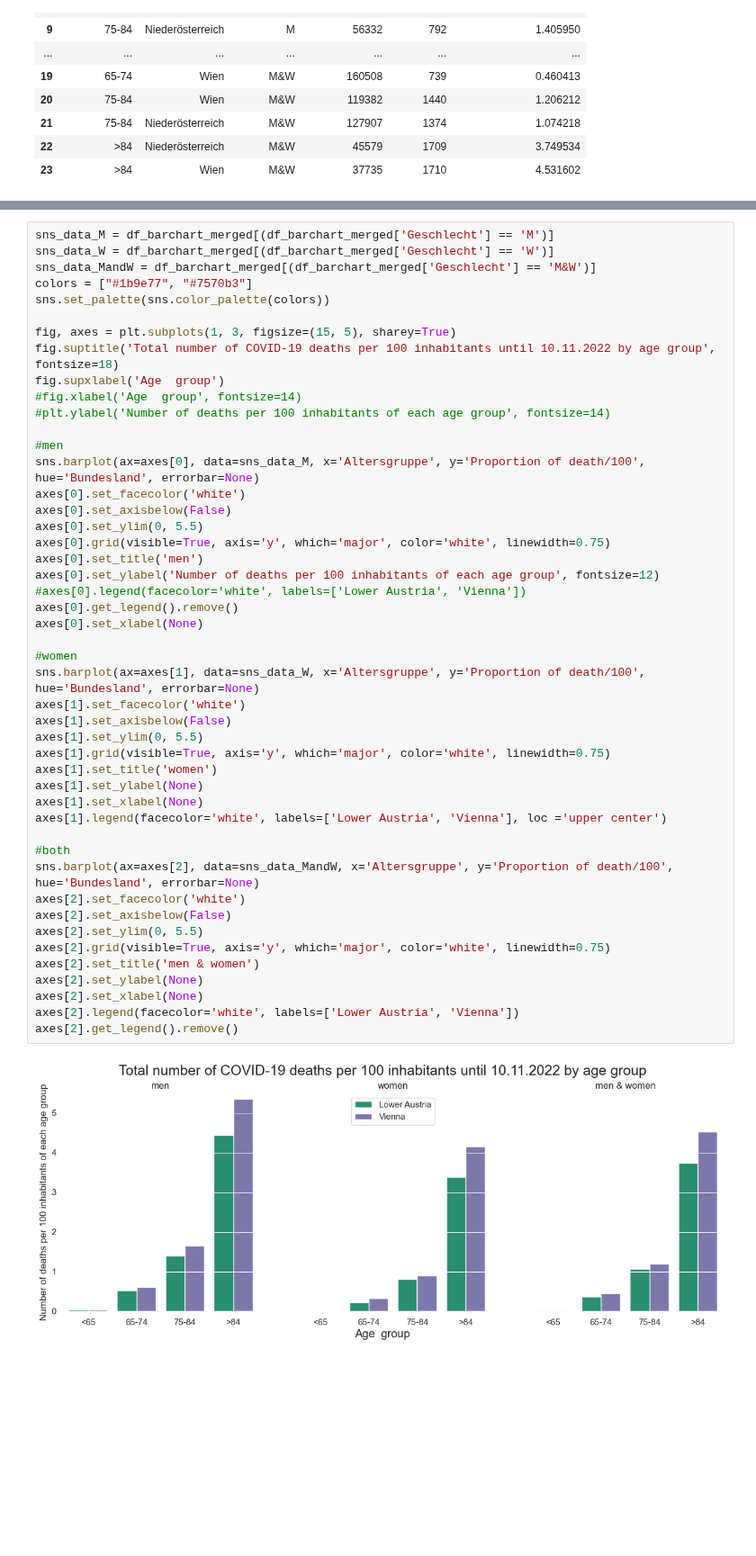
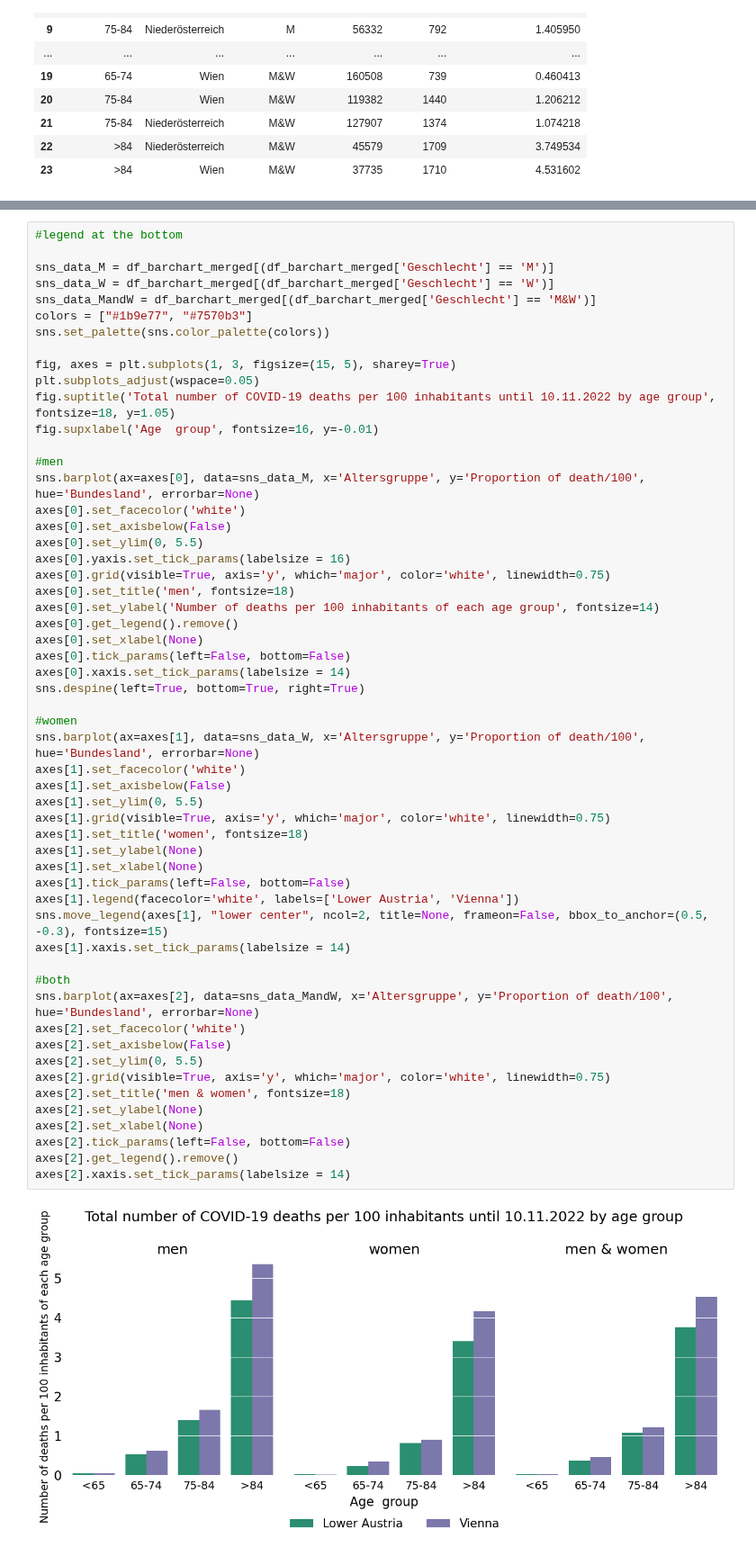
Before and after one commit to borosabel/visual_analytics_2022, a Jupyter notebook: individual work/03_final-Angelika.ipynb, the cells around one changed output, grey strips where cells are left out. Shown at 90% size. Drawn from its saved outputs; the diff is of its cells as text; blank space fills up the shorter version.

```diff
--- a/individual work/03_final-Angelika.ipynb
+++ b/individual work/03_final-Angelika.ipynb
@@ -86,4 +123,6 @@ interactive(children=(Dropdown(description='gender', options=('M', 'W', 'M&W'),
 # %%
+#legend at the bottom
+
 sns_data_M = df_barchart_merged[(df_barchart_merged['Geschlecht'] == 'M')]
 sns_data_W = df_barchart_merged[(df_barchart_merged['Geschlecht'] == 'W')]
 sns_data_MandW = df_barchart_merged[(df_barchart_merged['Geschlecht'] == 'M&W')]
@@ -91,44 +130,50 @@ colors = ["#1b9e77", "#7570b3"]
 sns.set_palette(sns.color_palette(colors))
 
 fig, axes = plt.subplots(1, 3, figsize=(15, 5), sharey=True)
-fig.suptitle('Total number of COVID-19 deaths per 100 inhabitants until 10.11.2022 by age group', fontsize=18)
-fig.supxlabel('Age  group')
-#fig.xlabel('Age  group', fontsize=14)
-#plt.ylabel('Number of deaths per 100 inhabitants of each age group', fontsize=14)
+plt.subplots_adjust(wspace=0.05)
+fig.suptitle('Total number of COVID-19 deaths per 100 inhabitants until 10.11.2022 by age group', fontsize=18, y=1.05)
+fig.supxlabel('Age  group', fontsize=16, y=-0.01)
 
 #men
 sns.barplot(ax=axes[0], data=sns_data_M, x='Altersgruppe', y='Proportion of death/100', hue='Bundesland', errorbar=None)
 axes[0].set_facecolor('white')
 axes[0].set_axisbelow(False)
 axes[0].set_ylim(0, 5.5)
+axes[0].yaxis.set_tick_params(labelsize = 16)
 axes[0].grid(visible=True, axis='y', which='major', color='white', linewidth=0.75)
-axes[0].set_title('men')
-axes[0].set_ylabel('Number of deaths per 100 inhabitants of each age group', fontsize=12)
-#axes[0].legend(facecolor='white', labels=['Lower Austria', 'Vienna'])
+axes[0].set_title('men', fontsize=18)
+axes[0].set_ylabel('Number of deaths per 100 inhabitants of each age group', fontsize=14)
 axes[0].get_legend().remove()
 axes[0].set_xlabel(None)
+axes[0].tick_params(left=False, bottom=False)
+axes[0].xaxis.set_tick_params(labelsize = 14)
+sns.despine(left=True, bottom=True, right=True)
 
 #women
 sns.barplot(ax=axes[1], data=sns_data_W, x='Altersgruppe', y='Proportion of death/100', hue='Bundesland', errorbar=None)
 axes[1].set_facecolor('white')
 axes[1].set_axisbelow(False)
 axes[1].set_ylim(0, 5.5)
 axes[1].grid(visible=True, axis='y', which='major', color='white', linewidth=0.75)
-axes[1].set_title('women')
+axes[1].set_title('women', fontsize=18)
 axes[1].set_ylabel(None)
 axes[1].set_xlabel(None)
-axes[1].legend(facecolor='white', labels=['Lower Austria', 'Vienna'], loc ='upper center')
+axes[1].tick_params(left=False, bottom=False)
+axes[1].legend(facecolor='white', labels=['Lower Austria', 'Vienna'])
+sns.move_legend(axes[1], "lower center", ncol=2, title=None, frameon=False, bbox_to_anchor=(0.5, -0.3), fontsize=15)
+axes[1].xaxis.set_tick_params(labelsize = 14)
 
 #both
 sns.barplot(ax=axes[2], data=sns_data_MandW, x='Altersgruppe', y='Proportion of death/100', hue='Bundesland', errorbar=None)
 axes[2].set_facecolor('white')
 axes[2].set_axisbelow(False)
 axes[2].set_ylim(0, 5.5)
 axes[2].grid(visible=True, axis='y', which='major', color='white', linewidth=0.75)
-axes[2].set_title('men & women')
+axes[2].set_title('men & women', fontsize=18)
 axes[2].set_ylabel(None)
 axes[2].set_xlabel(None)
-axes[2].legend(facecolor='white', labels=['Lower Austria', 'Vienna'])
+axes[2].tick_params(left=False, bottom=False)
 axes[2].get_legend().remove()
+axes[2].xaxis.set_tick_params(labelsize = 14)
 # %% [output]
-[figure, old version]
+[figure, new version]
```
Also changed, not shown: parts of 9 cells of this notebook, 2 other files.
